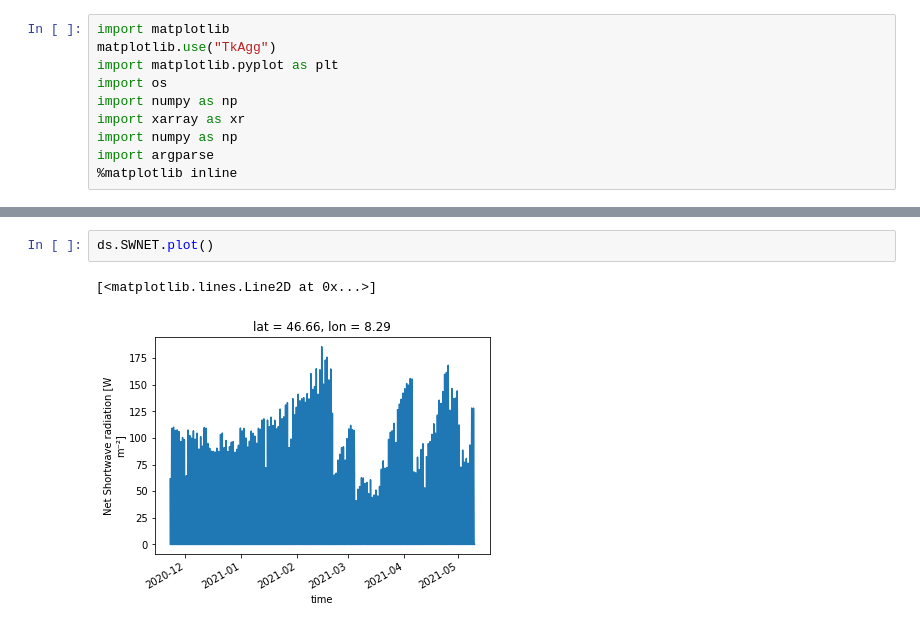
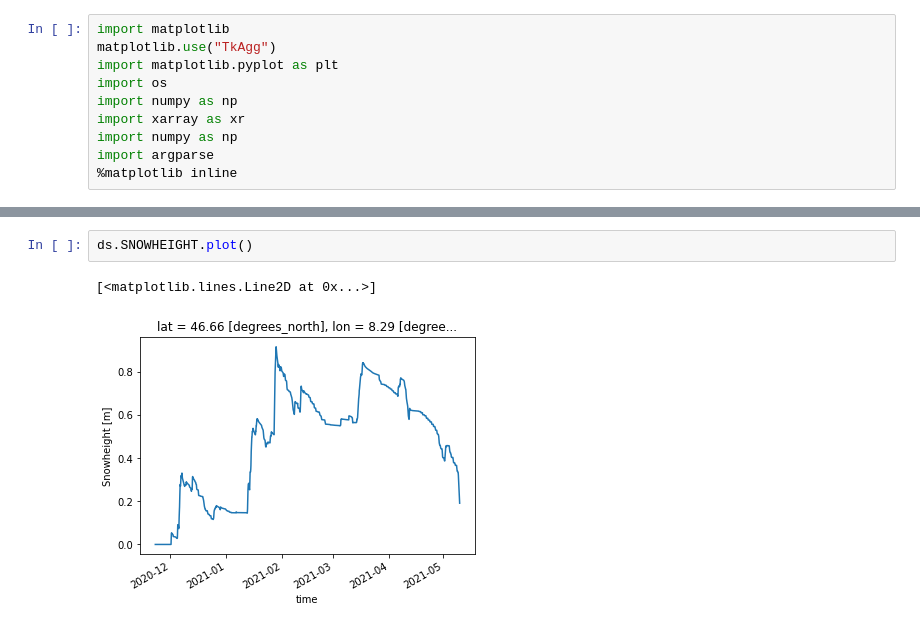
Before and after one commit to cryotools/cosipy, a Jupyter notebook: postprocessing/icestupa_plots/ds_analysis.ipynb, the cells around one changed output, grey strips where cells are left out. Drawn from its saved outputs; the diff is of its cells as text.

```diff
--- a/postprocessing/icestupa_plots/ds_analysis.ipynb
+++ b/postprocessing/icestupa_plots/ds_analysis.ipynb
@@ -37,5 +42,5 @@ ds.CONEVOL.plot()
 # %%
-ds.SWNET.plot()
+ds.SNOWHEIGHT.plot()
 # %% [output]
 [<matplotlib.lines.Line2D at 0x...>]
-[figure, old version]
+[figure, new version]
```
Also changed, not shown: parts of 12 cells of this notebook, 9 other files.
